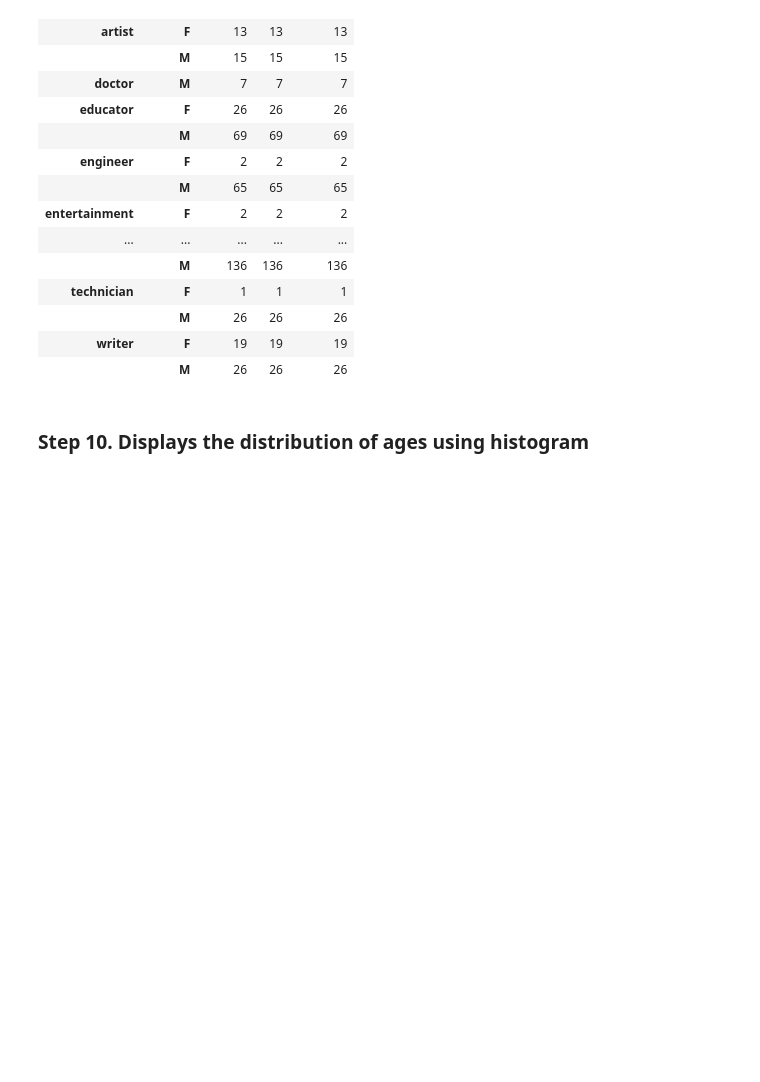
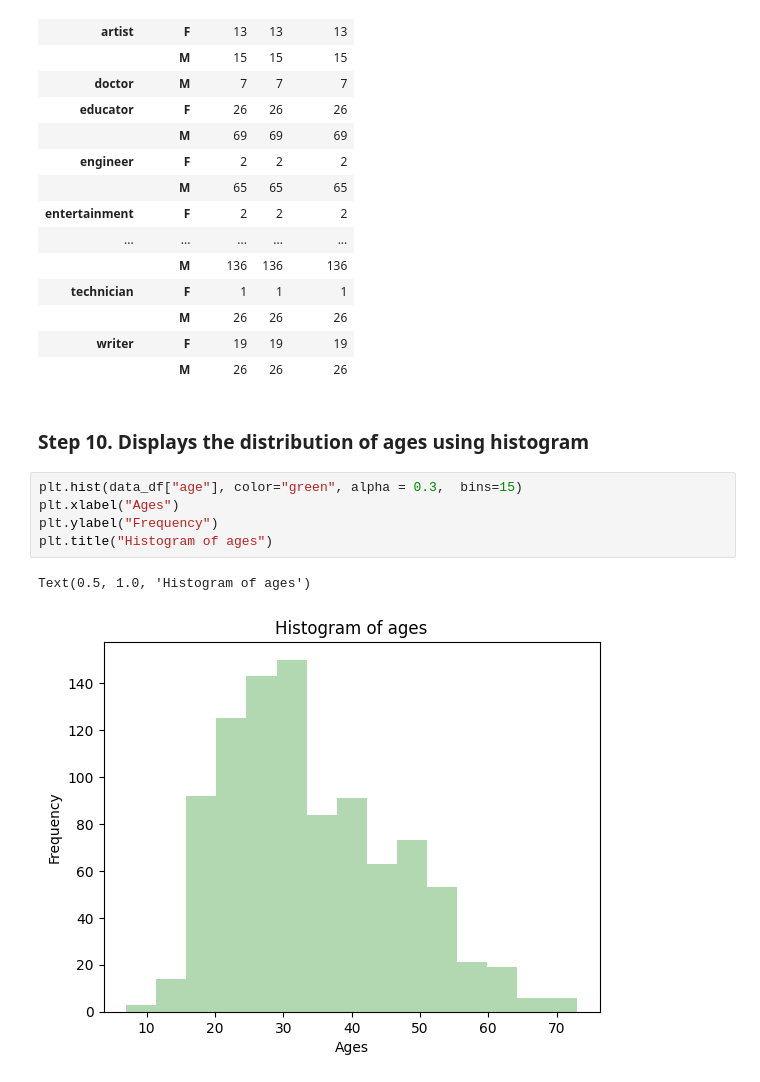
Before and after one commit to Chleo-Smith/Test-Week-4, a Jupyter notebook: pandas.ipynb, the cells around one changed output. Drawn from its saved outputs; the diff is of its cells as text; blank space fills up the shorter version.

```diff
--- a/pandas.ipynb
+++ b/pandas.ipynb
@@ -145,3 +146,11 @@ data_df.groupby(["occupation", "gender"]).count()
 |  | M | 26 | 26 | 26 |
 # %% [markdown]
 ### Step 10. Displays the distribution of ages using histogram
+# %%
+plt.hist(data_df["age"], color="green", alpha = 0.3,  bins=15)
+plt.xlabel("Ages")
+plt.ylabel("Frequency")
+plt.title("Histogram of ages")
+# %% [output]
+Text(0.5, 1.0, 'Histogram of ages')
+[figure, added]
```
Also changed, not shown: parts of 1 cell of this notebook.
